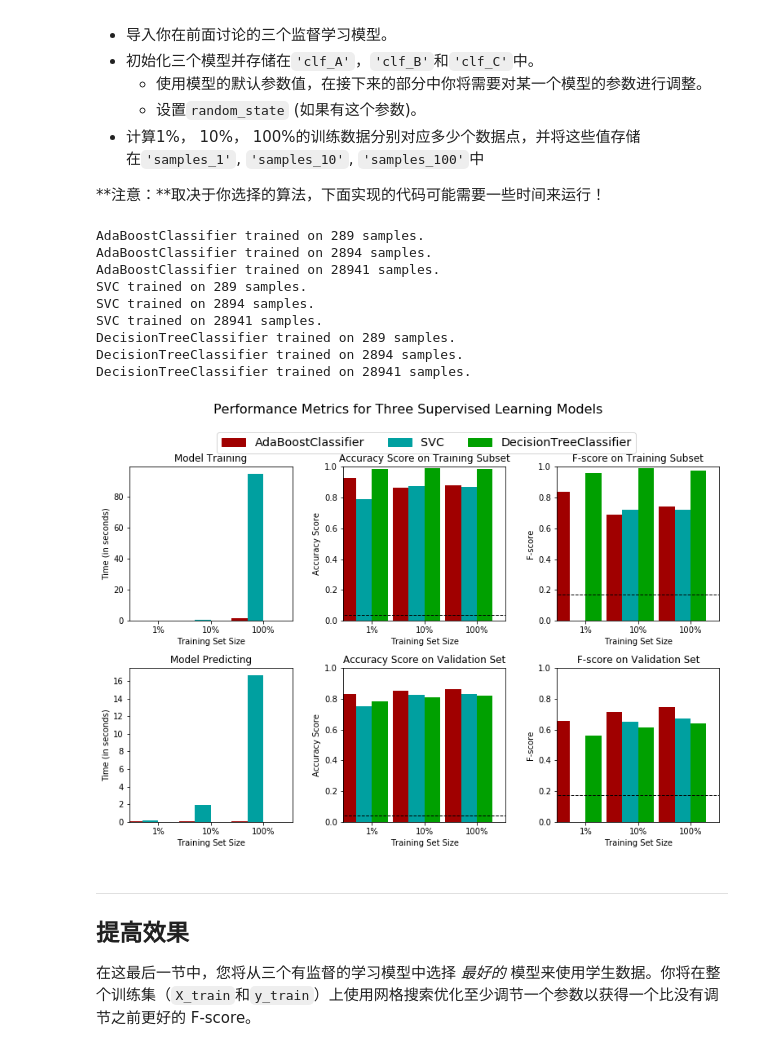
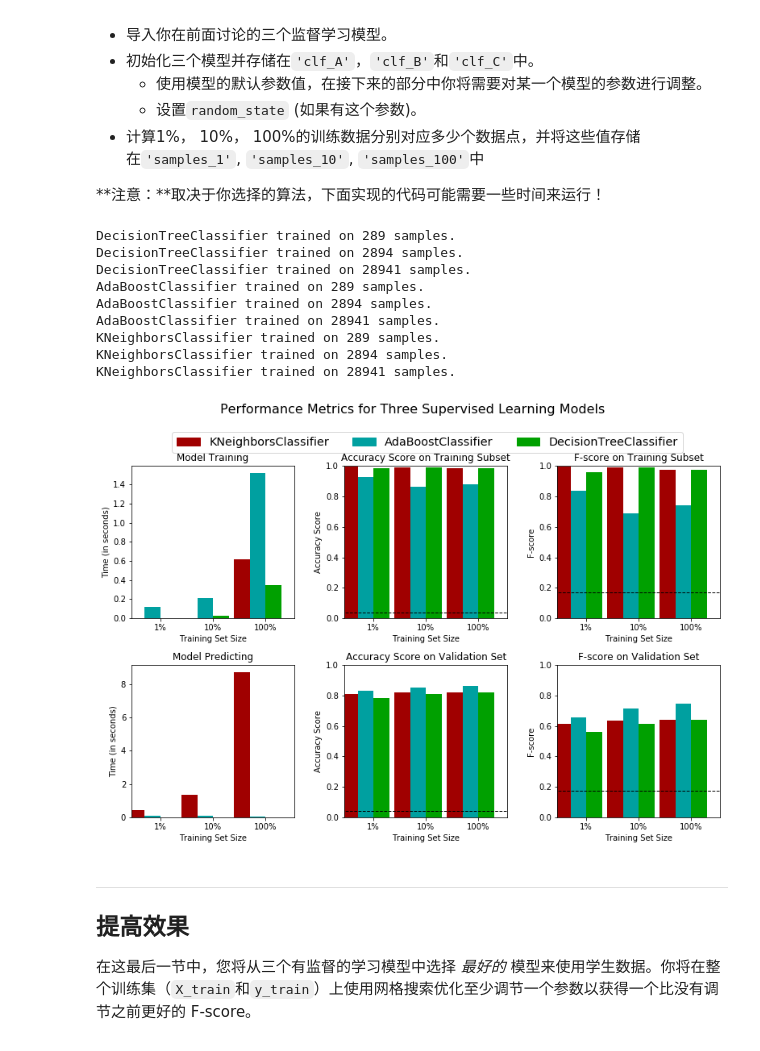
Before and after one commit to StevenHGuo/Udacity-ML-In-Action, a Jupyter notebook: finding_donors-master/finding_donors.ipynb, the cells around one changed output. Saved outputs shown, nothing was run; the diff lists cells and outputs as text; code cells hidden in the pictures.

```diff
--- a/finding_donors-master/finding_donors.ipynb
+++ b/finding_donors-master/finding_donors.ipynb
@@ -513,43 +606,50 @@ def train_predict(learner, sample_size, X_train, y_train, X_val, y_val):
 **注意：**取决于你选择的算法，下面实现的代码可能需要一些时间来运行！
 # %%
 # TODO：从sklearn中导入三个监督学习模型
+from sklearn.naive_bayes import GaussianNB
+from sklearn.tree import DecisionTreeClassifier
+from sklearn.ensemble import AdaBoostClassifier
+from sklearn.neighbors import KNeighborsClassifier
+from sklearn.linear_model import SGDClassifier
 from sklearn.svm import SVC
-from sklearn.ensemble import AdaBoostClassifier as adaBoost
-from sklearn.tree import DecisionTreeClassifier as deciTree
+from sklearn.linear_model import LogisticRegression
 
 # TODO：初始化三个模型
-clf_A = adaBoost(random_state  = 500)
-clf_B = SVC(random_state  = 500)
-clf_C = deciTree(random_state = 500)
+clf_A = GaussianNB()
+clf_B = DecisionTreeClassifier(random_state = 500)
+clf_D = KNeighborsClassifier(n_neighbors = 13, weights = 'distance', algorithm = 'auto', n_jobs = 4)
+clf_C = AdaBoostClassifier(random_state  = 500)
+clf_E = SGDClassifier(random_state  = 500, n_jobs = 4)
+clf_F = LogisticRegression(random_state = 500, n_jobs = 4)
 
 # TODO：计算1%， 10%， 100%的训练数据分别对应多少点
 samples_100 = len(y_train)
 samples_10 = int(samples_100 * 0.1)
 samples_1 = int(samples_100 * 0.01)
 
 
 
 # 收集学习器的结果
 results = {}
-for clf in [clf_A, clf_B, clf_C]:
+for clf in [clf_B, clf_C, clf_D]:
     clf_name = clf.__class__.__name__
     results[clf_name] = {}
     for i, samples in enumerate([samples_1, samples_10, samples_100]):
         results[clf_name][i] = train_predict(clf, samples, X_train, y_train, X_val, y_val)
 
 # 对选择的三个模型得到的评价结果进行可视化
 vs.evaluate(results, accuracy, fscore)
 # %% [output]
+DecisionTreeClassifier trained on 289 samples.
+DecisionTreeClassifier trained on 2894 samples.
+DecisionTreeClassifier trained on 28941 samples.
 AdaBoostClassifier trained on 289 samples.
 AdaBoostClassifier trained on 2894 samples.
 AdaBoostClassifier trained on 28941 samples.
-SVC trained on 289 samples.
-SVC trained on 2894 samples.
-SVC trained on 28941 samples.
-DecisionTreeClassifier trained on 289 samples.
-DecisionTreeClassifier trained on 2894 samples.
-DecisionTreeClassifier trained on 28941 samples.
+KNeighborsClassifier trained on 289 samples.
+KNeighborsClassifier trained on 2894 samples.
+KNeighborsClassifier trained on 28941 samples.
-[figure, old version]
+[figure, new version]
 # %% [markdown]
 ----
 ## 提高效果
```
Also changed, not shown: parts of 9 cells of this notebook.
